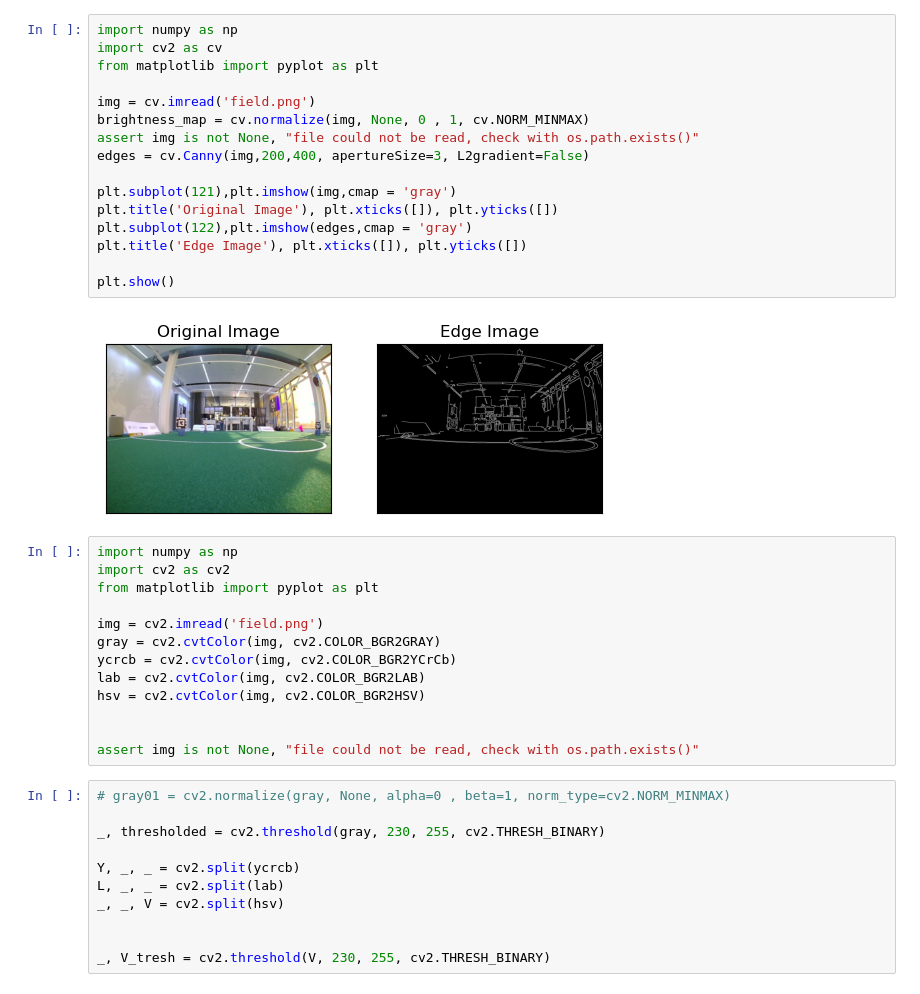
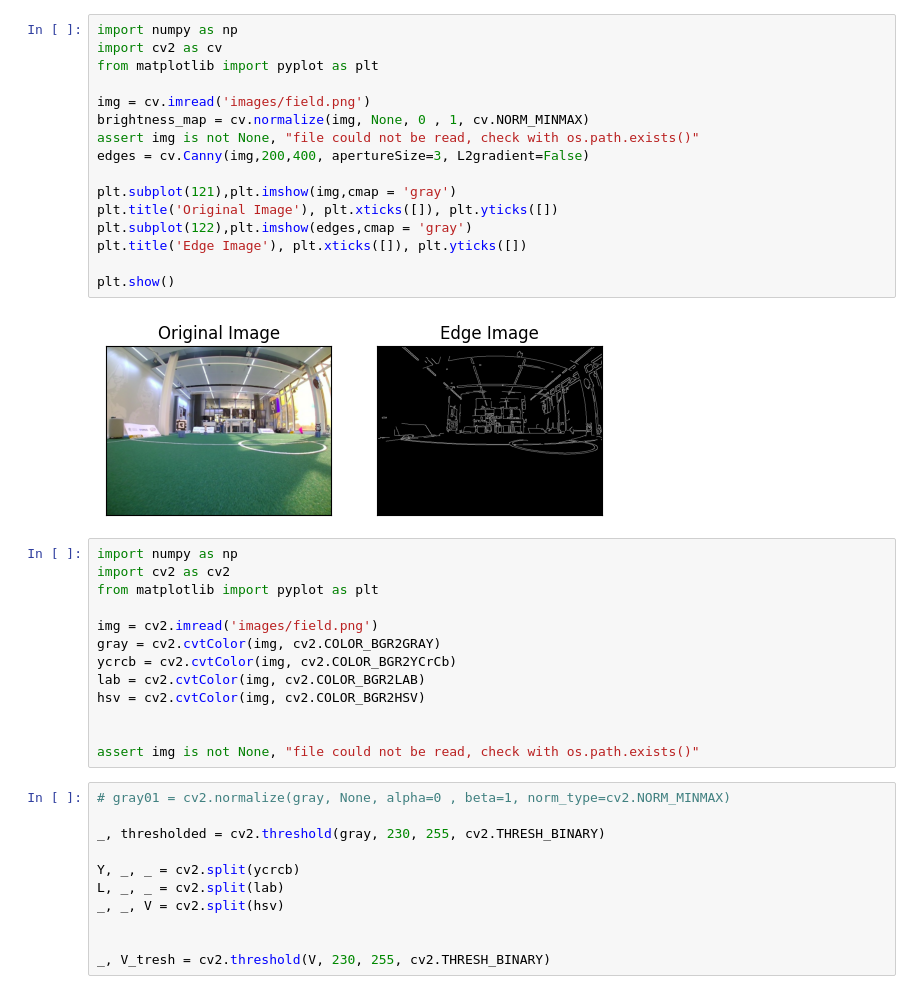
Before and after one commit to pvdklei/vfar_ws, a Jupyter notebook: research/edge.ipynb, the cells around one changed output. Saved outputs shown, nothing was run; the diff lists cells and outputs as text.

Commit message:
removed duplicate images & minor fix in notebook

```diff
--- a/research/edge.ipynb
+++ b/research/edge.ipynb
@@ -1,27 +1,27 @@
 # %%
 import numpy as np
 import cv2 as cv
 from matplotlib import pyplot as plt
 
-img = cv.imread('field.png')
+img = cv.imread('images/field.png')
 brightness_map = cv.normalize(img, None, 0 , 1, cv.NORM_MINMAX)
 assert img is not None, "file could not be read, check with os.path.exists()"
 edges = cv.Canny(img,200,400, apertureSize=3, L2gradient=False)
 
 plt.subplot(121),plt.imshow(img,cmap = 'gray')
 plt.title('Original Image'), plt.xticks([]), plt.yticks([])
 plt.subplot(122),plt.imshow(edges,cmap = 'gray')
 plt.title('Edge Image'), plt.xticks([]), plt.yticks([])
 
 plt.show()
 # %% [output]
-[figure, old version]
+[figure, new version]
 # %%
 import numpy as np
 import cv2 as cv2
 from matplotlib import pyplot as plt
 
-img = cv2.imread('field.png')
+img = cv2.imread('images/field.png')
 gray = cv2.cvtColor(img, cv2.COLOR_BGR2GRAY)
 ycrcb = cv2.cvtColor(img, cv2.COLOR_BGR2YCrCb)
 lab = cv2.cvtColor(img, cv2.COLOR_BGR2LAB)
```
Also changed, not shown: parts of 1 cell of this notebook, 5 other files.
